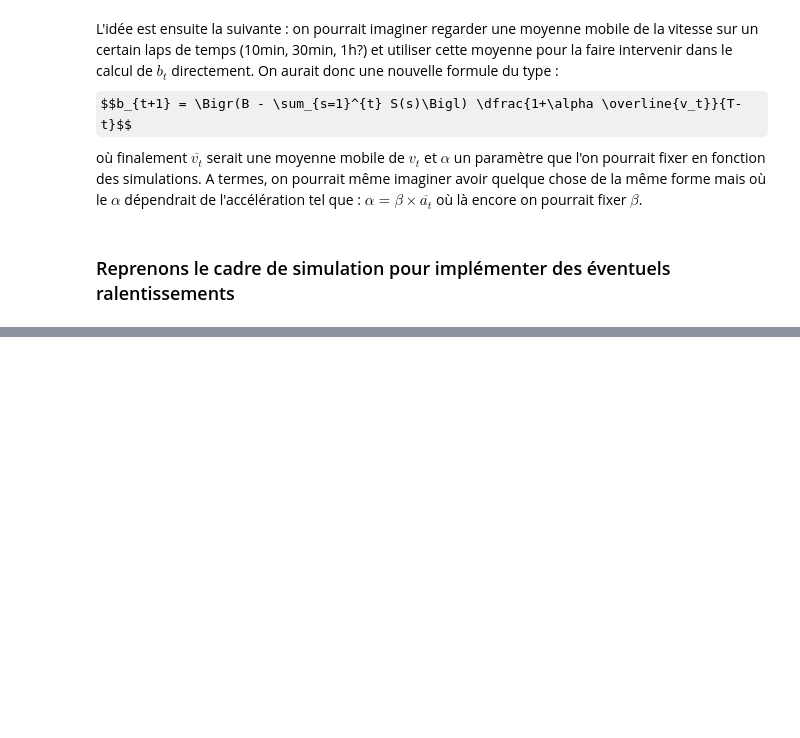
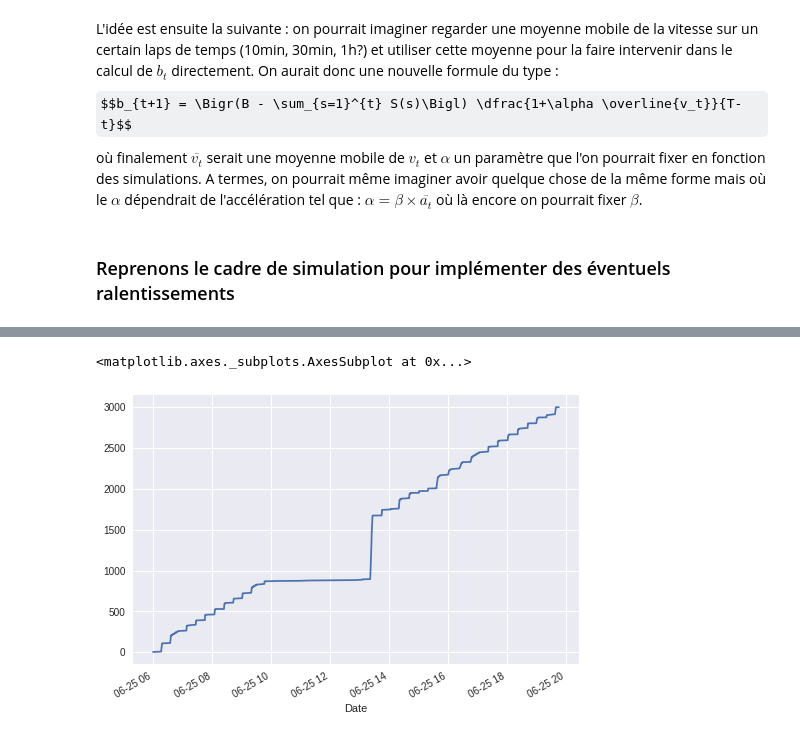
Before and after one commit to ThomasM-mecen/Displayce_internship, a Jupyter notebook: Pacing/Pacing_simulation_v5.ipynb, the cells around one changed output, grey strips where cells are left out. Drawn from its saved outputs; the diff is of its cells as text; code cells hidden in the pictures; some formulas as TeX source; blank space fills up the shorter version.

```diff
--- a/Pacing/Pacing_simulation_v5.ipynb
+++ b/Pacing/Pacing_simulation_v5.ipynb
@@ -163,0 +213,4 @@ def open_rtb_pacing(env, P, B, timestampnow, nb_jours, nb_hours_per_day, bidrequ
+# %%
+df = pd.read_csv('new.csv', index_col="timestamp_string", parse_dates=True)
+df.index.names = ['Date']
+df['2020-06-25 06:00:01':'2020-06-25 07:00:01']
@@ -163,0 +232,9 @@ def open_rtb_pacing(env, P, B, timestampnow, nb_jours, nb_hours_per_day, bidrequ
+# %%
+import matplotlib.pyplot as plt
+%matplotlib inline
+plt.style.use('seaborn')
+# %%
+df['budget_depense'].plot()
+# %% [output]
+<matplotlib.axes._subplots.AxesSubplot at 0x...>
+[figure, added]
```
Also changed, not shown: parts of 9 cells of this notebook, 1 other file.
